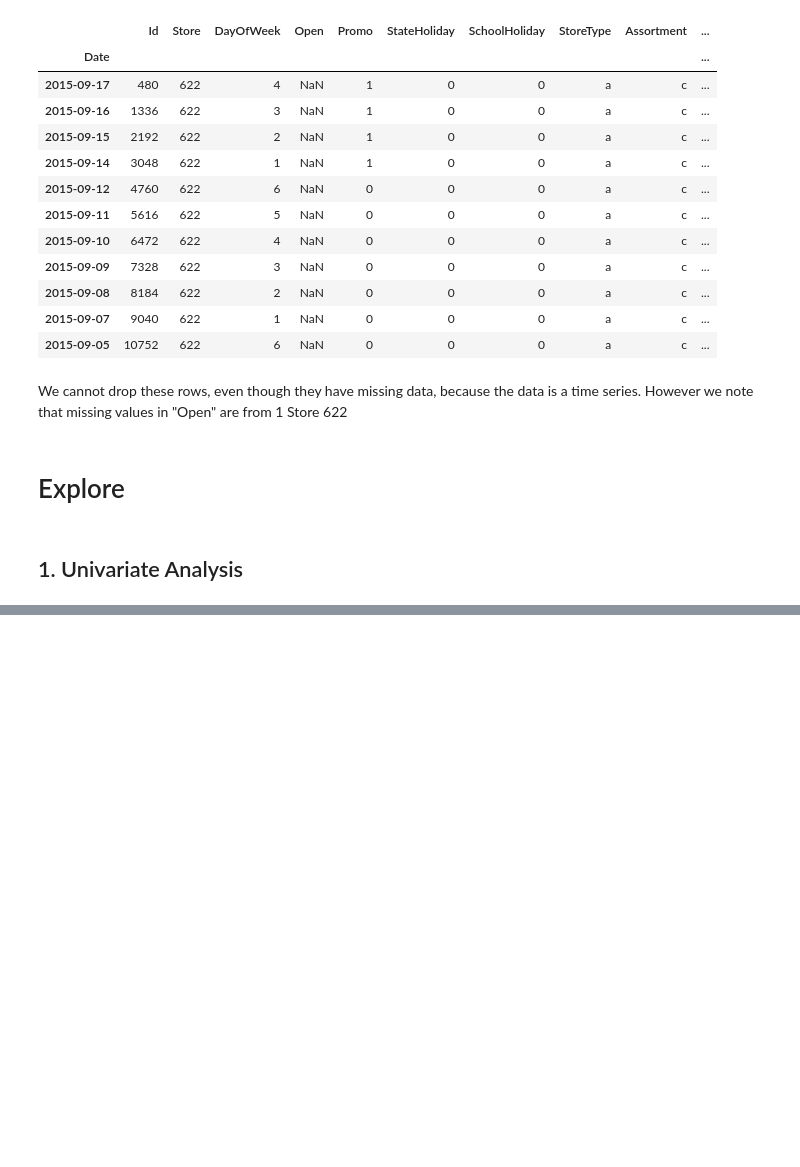
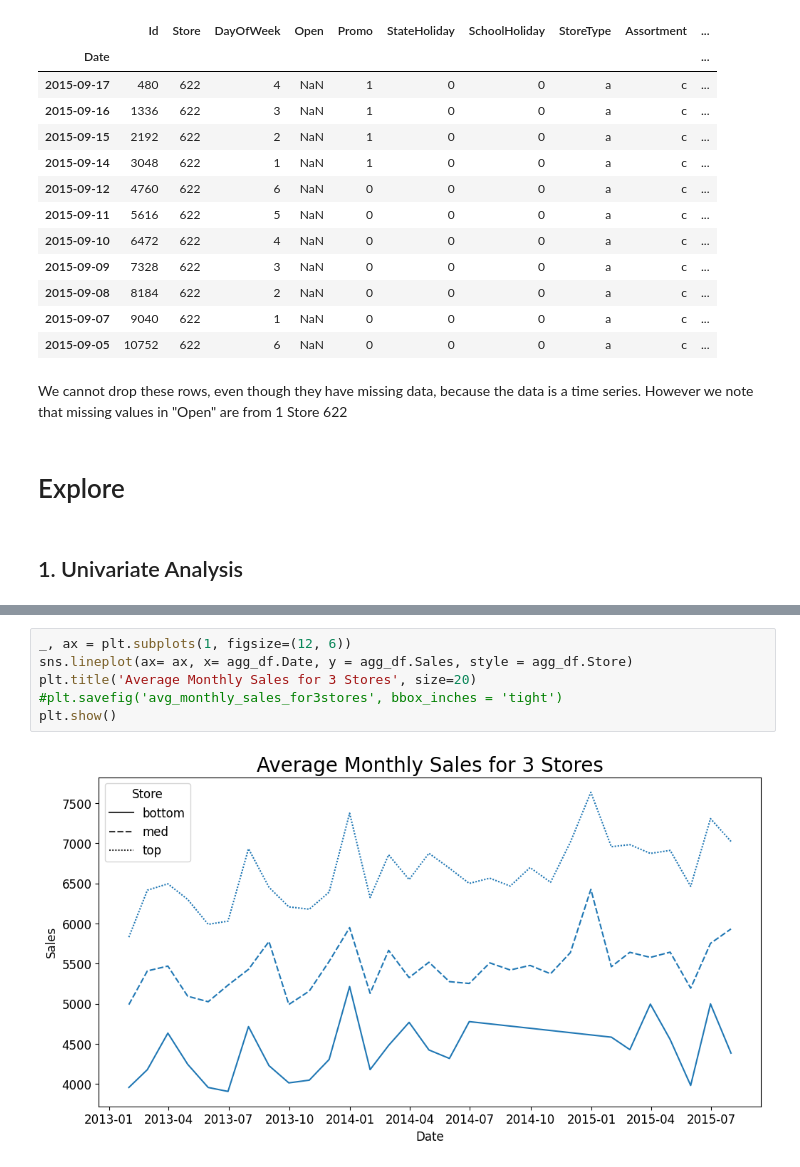
Before and after one commit to emtinanseo/Sales-Future-Forecast, a Jupyter notebook: notebooks/eda_indepth.ipynb, the cells around one changed output, grey strips where cells are left out. Saved outputs shown, nothing was run; the diff lists cells and outputs as text; blank space fills up the shorter version.

```diff
--- a/notebooks/eda_indepth.ipynb
+++ b/notebooks/eda_indepth.ipynb
@@ -507,0 +375,8 @@ There are slightly more sales on weekdays.
+# %%
+_, ax = plt.subplots(1, figsize=(12, 6))
+sns.lineplot(ax= ax, x= agg_df.Date, y = agg_df.Sales, style = agg_df.Store)
+plt.title('Average Monthly Sales for 3 Stores', size=20)
+#plt.savefig('avg_monthly_sales_for3stores', bbox_inches = 'tight')
+plt.show()
+# %% [output]
+[figure, added]
```
Also changed, not shown: parts of 81 cells of this notebook, 2 other files.
